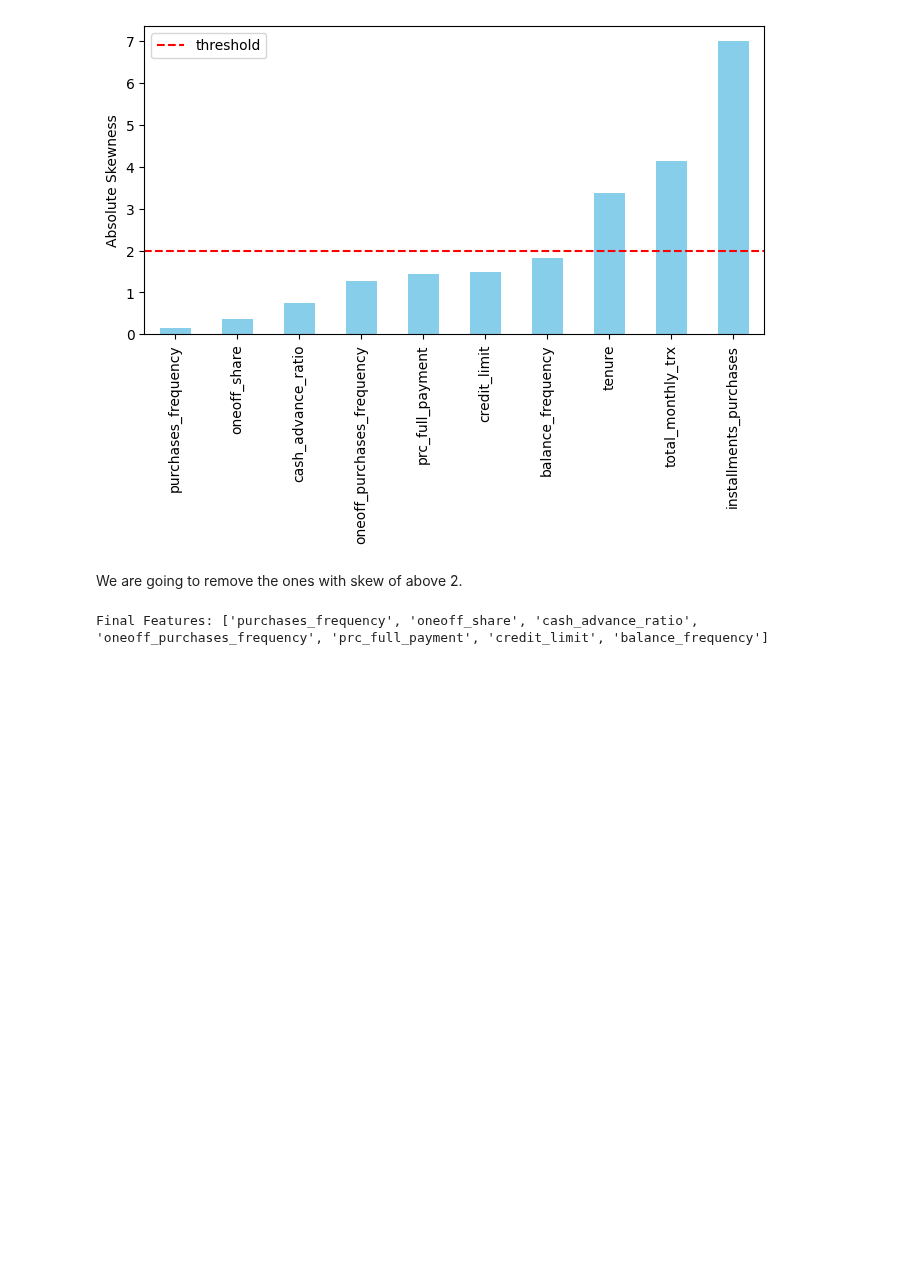
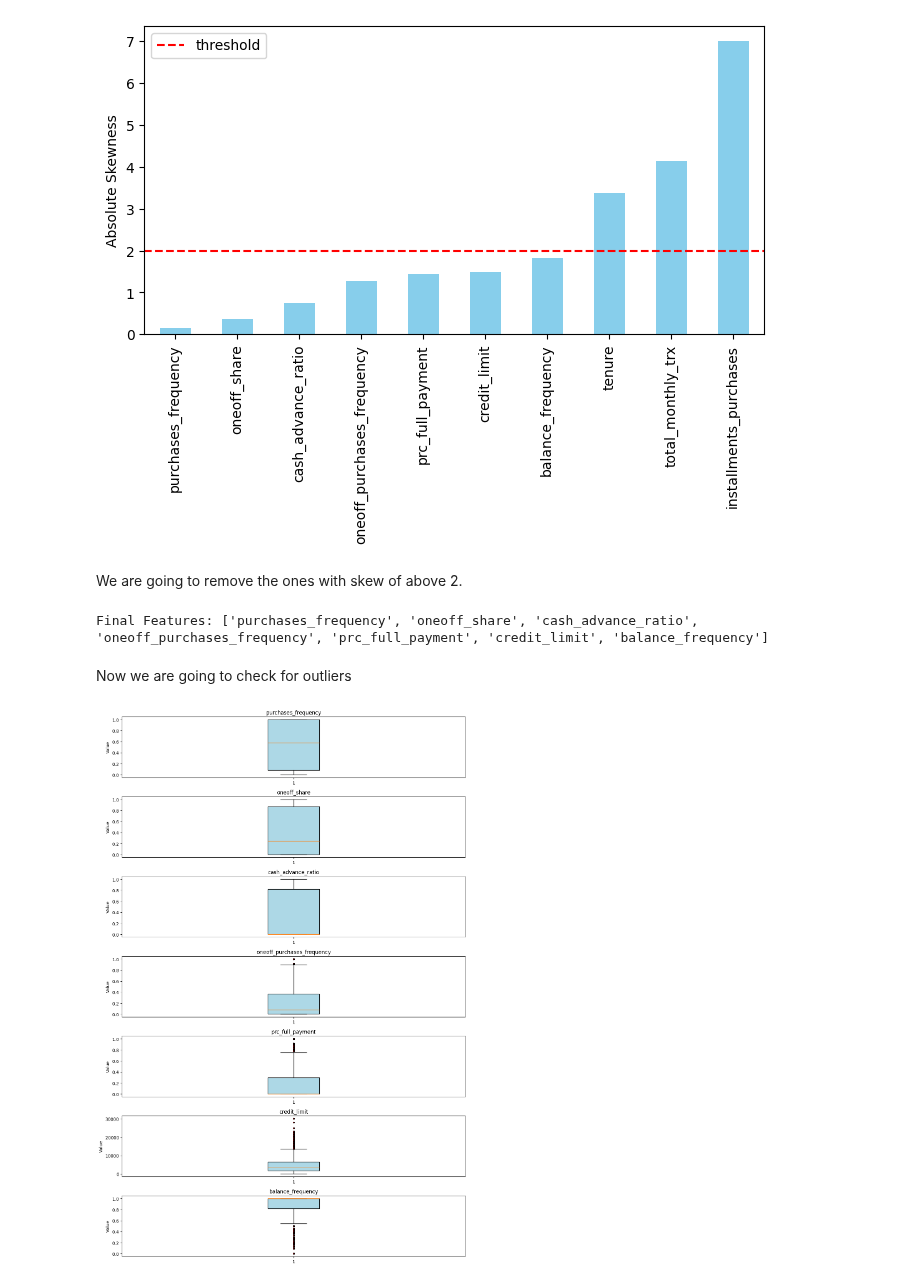
Before and after one commit to MohammadErfanRashidi/Credit-Card-Customer-Segmentation, a Jupyter notebook: notebooks/feature.ipynb, the cells around one changed output. Cells and saved outputs as stored; diff of their text form; code cells hidden in the pictures; blank space fills up the shorter version.

```diff
--- a/notebooks/feature.ipynb
+++ b/notebooks/feature.ipynb
@@ -231,3 +231,22 @@ final_features = remaining_skew[remaining_skew <= skew_threshold].index.tolist()
 print('Final Features:', final_features)
 # %% [output]
 Final Features: ['purchases_frequency', 'oneoff_share', 'cash_advance_ratio', 'oneoff_purchases_frequency', 'prc_full_payment', 'credit_limit', 'balance_frequency']
+# %% [markdown]
+Now we are going to check for outliers
+# %%
+# Plot outliers with boxplot
+fig, axes = plt.subplots(nrows = len(final_features), ncols = 1, figsize = (12, 18))
+axes = axes.flatten()
+
+for i, col in enumerate(df[final_features].columns):
+    data = df[col]
+    axes[i].boxplot(data, vert = True, patch_artist = True,
+                    boxprops = dict(facecolor = 'lightblue', color = 'black'),
+                    flierprops = dict(marker = 'o', markerfacecolor = 'red', markersize = 3))
+    axes[i].set_title(col)
+    axes[i].set_ylabel('Value')
+
+plt.tight_layout()
+plt.show()
+# %% [output]
+[figure, added]
```
Also changed, not shown: parts of 4 cells of this notebook, 3 other files.
